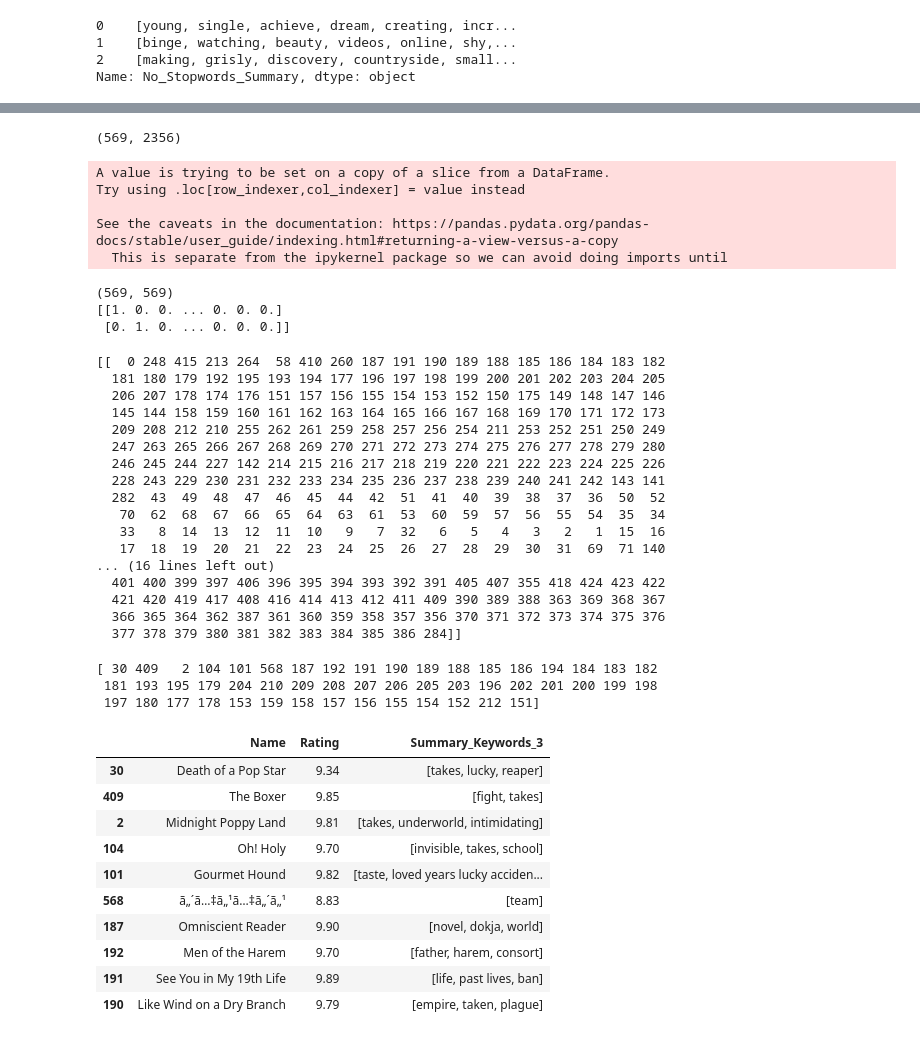
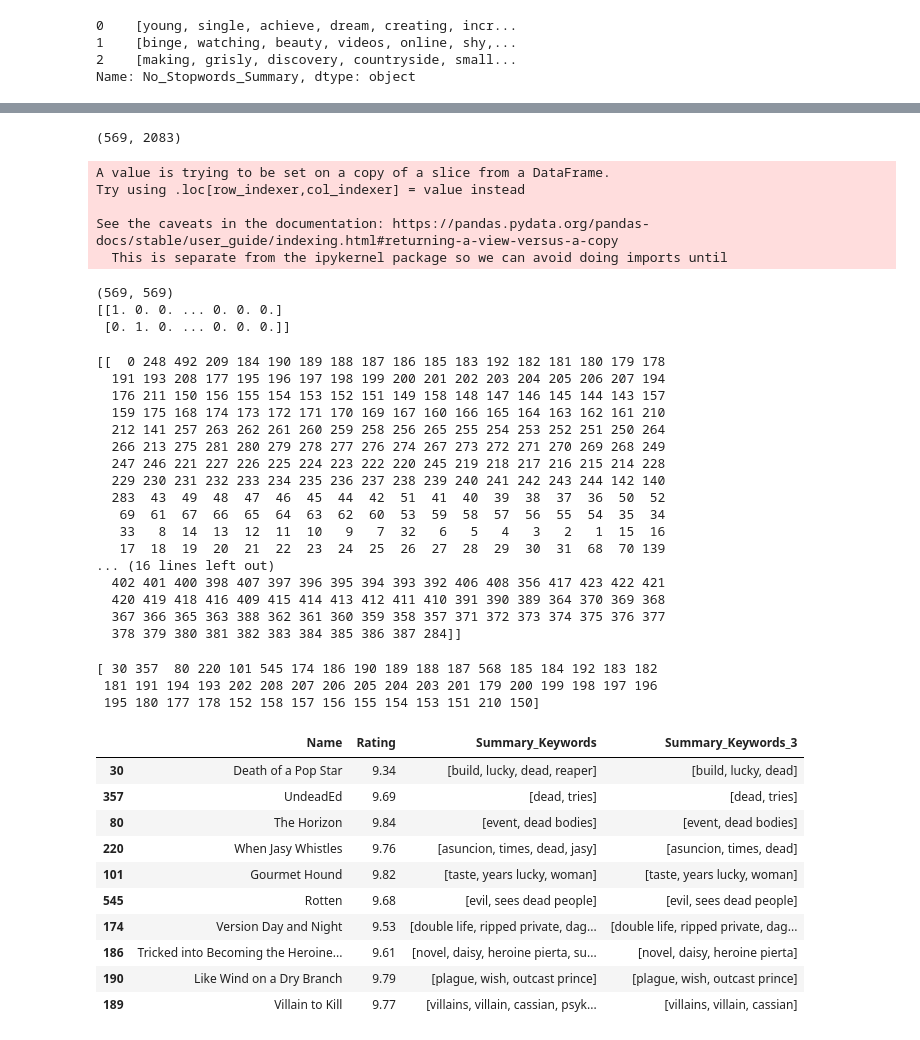
Before and after one commit to seungyeon38/Webtoon_recommendation_system, a Jupyter notebook: 코싸인유사도적용.ipynb, the cells around one changed output, grey strips where cells are left out. Saved outputs shown, nothing was run; the diff lists cells and outputs as text; code cells hidden in the pictures.

Commit message:
No verb

```diff
--- a/코싸인유사도적용.ipynb
+++ b/코싸인유사도적용.ipynb
@@ -135,3 +135,15 @@ comic['No_Stopwords_Summary'].head(3)
 1    [binge, watching, beauty, videos, online, shy,...
 2    [making, grisly, discovery, countryside, small...
 Name: No_Stopwords_Summary, dtype: object
+# %%
+def extract_part_of_speech(text):
+  part_of_speech_text = pos_tag(text)
+  result = []
+  for word in part_of_speech_text:
+    if word[1] != "VB" and word[1] != "VBD" and word[1] != "VBG" and word[1] != "VBN" and word[1] != "VBP" and word[1] != "VBZ":
+        result.append(word[0])
+  return result;
+
+comic['No_Verb_Summary'] = comic['No_Stopwords_Summary'].apply(lambda x:extract_part_of_speech(x))
+
+comic['No_Verb_Summary'].head(3)
@@ -150,7 +167,7 @@ def wordlist_to_string(words_list) :
 
 
 #comic['Summary_final'] = comic['Stemmed_Summary'].apply(lambda x:wordlist_to_string(x))
-comic['Summary_final'] = comic['No_Stopwords_Summary'].apply(lambda x:wordlist_to_string(x))
+comic['Summary_final'] = comic['No_Verb_Summary'].apply(lambda x:wordlist_to_string(x))
 
 comic['Summary_final'].head(3)
 # %% [output]
@@ -183,7 +200,7 @@ comic.head(3)
 | 1 | 1 | True Beauty | Yaongyi | 39.9M | Romance | 9.60 | 6.4M | After binge-watching beauty video... | UP EVERY WEDNESDAY | https://www.webtoons.com/en/roman... | ... |
 | 2 | 2 | Midnight Poppy Land | Lilydusk | 10.4M | Romance | 9.81 | 2.1M | After making a grisly discovery i... | UP EVERY SATURDAY | https://www.webtoons.com/en/roman... | ... |
 # %%
-comic_df = comic[['id','Name', 'Writer', 'Genre', 'Rating',
+comic_df = comic[['id','Name', 'Writer', 'Genre', 'Rating', 'Summary_Keywords',
                  'Summary_Keywords_3']]
 comic_df.head(1)
 # %% [output]
@@ -197,7 +214,7 @@ count_vect = CountVectorizer(min_df=0, ngram_range=(1,2))
 Summary_mat = count_vect.fit_transform(comic_df['Summary_literal'])
 print(Summary_mat.shape)
 # %% [output]
-(569, 2356)
+(569, 2083)
 A value is trying to be set on a copy of a slice from a DataFrame.
 Try using .loc[row_indexer,col_indexer] = value instead
 
@@ -219,23 +236,23 @@ print(Summary_sim[:2])
 Summary_sim_sorted_ind = Summary_sim.argsort()[:, ::-1]
 print(Summary_sim_sorted_ind[:1])
 # %% [output]
-[[  0 248 415 213 264  58 410 260 187 191 190 189 188 185 186 184 183 182
-  181 180 179 192 195 193 194 177 196 197 198 199 200 201 202 203 204 205
-  206 207 178 174 176 151 157 156 155 154 153 152 150 175 149 148 147 146
-  145 144 158 159 160 161 162 163 164 165 166 167 168 169 170 171 172 173
-  209 208 212 210 255 262 261 259 258 257 256 254 211 253 252 251 250 249
-  247 263 265 266 267 268 269 270 271 272 273 274 275 276 277 278 279 280
-  246 245 244 227 142 214 215 216 217 218 219 220 221 222 223 224 225 226
-  228 243 229 230 231 232 233 234 235 236 237 238 239 240 241 242 143 141
-  282  43  49  48  47  46  45  44  42  51  41  40  39  38  37  36  50  52
-   70  62  68  67  66  65  64  63  61  53  60  59  57  56  55  54  35  34
+[[  0 248 492 209 184 190 189 188 187 186 185 183 192 182 181 180 179 178
+  191 193 208 177 195 196 197 198 199 200 201 202 203 204 205 206 207 194
+  176 211 150 156 155 154 153 152 151 149 158 148 147 146 145 144 143 157
+  159 175 168 174 173 172 171 170 169 167 160 166 165 164 163 162 161 210
+  212 141 257 263 262 261 260 259 258 256 265 255 254 253 252 251 250 264
+  266 213 275 281 280 279 278 277 276 274 267 273 272 271 270 269 268 249
+  247 246 221 227 226 225 224 223 222 220 245 219 218 217 216 215 214 228
+  229 230 231 232 233 234 235 236 237 238 239 240 241 242 243 244 142 140
+  283  43  49  48  47  46  45  44  42  51  41  40  39  38  37  36  50  52
+   69  61  67  66  65  64  63  62  60  53  59  58  57  56  55  54  35  34
    33   8  14  13  12  11  10   9   7  32   6   5   4   3   2   1  15  16
-   17  18  19  20  21  22  23  24  25  26  27  28  29  30  31  69  71 140
+   17  18  19  20  21  22  23  24  25  26  27  28  29  30  31  68  70 139
 ... (16 lines left out)
-  401 400 399 397 406 396 395 394 393 392 391 405 407 355 418 424 423 422
-  421 420 419 417 408 416 414 413 412 411 409 390 389 388 363 369 368 367
-  366 365 364 362 387 361 360 359 358 357 356 370 371 372 373 374 375 376
-  377 378 379 380 381 382 383 384 385 386 284]]
+  402 401 400 398 407 397 396 395 394 393 392 406 408 356 417 423 422 421
+  420 419 418 416 409 415 414 413 412 411 410 391 390 389 364 370 369 368
+  367 366 365 363 388 362 361 360 359 358 357 371 372 373 374 375 376 377
+  378 379 380 381 382 383 384 385 386 387 284]]
 # %%
 def find_sim_comic(df, sorted_ind, c_name, top_n=10):
     comic_name = df[df['Name'] == c_name]
@@ -248,19 +265,19 @@ def find_sim_comic(df, sorted_ind, c_name, top_n=10):
 # %%
 # 'Death of a Pop Star'와 비슷한 키워드 가진 웹툰 10개 추천
 similar_comic = find_sim_comic(comic_df, Summary_sim_sorted_ind, 'Death of a Pop Star',10)
-similar_comic[['Name', 'Rating' , 'Summary_Keywords_3']]
+similar_comic[['Name', 'Rating' , 'Summary_Keywords', 'Summary_Keywords_3']]
 # %% [output]
-[ 30 409   2 104 101 568 187 192 191 190 189 188 185 186 194 184 183 182
- 181 193 195 179 204 210 209 208 207 206 205 203 196 202 201 200 199 198
- 197 180 177 178 153 159 158 157 156 155 154 152 212 151]
+[ 30 357  80 220 101 545 174 186 190 189 188 187 568 185 184 192 183 182
+ 181 191 194 193 202 208 207 206 205 204 203 201 179 200 199 198 197 196
+ 195 180 177 178 152 158 157 156 155 154 153 151 210 150]
-|  | Name | Rating | Summary_Keywords_3 |
-| 30 | Death of a Pop Star | 9.34 | [takes, lucky, reaper] |
-| 409 | The Boxer | 9.85 | [fight, takes] |
-| 2 | Midnight Poppy Land | 9.81 | [takes, underworld, intimidating] |
-| 104 | Oh! Holy | 9.70 | [invisible, takes, school] |
-| 101 | Gourmet Hound | 9.82 | [taste, loved years lucky acciden... |
-| 568 | ã„´ã…‡ã„¹ã…‡ã„´ã„¹ | 8.83 | [team] |
-| 187 | Omniscient Reader | 9.90 | [novel, dokja, world] |
-| 192 | Men of the Harem | 9.70 | [father, harem, consort] |
-| 191 | See You in My 19th Life | 9.89 | [life, past lives, ban] |
-| 190 | Like Wind on a Dry Branch | 9.79 | [empire, taken, plague] |
+|  | Name | Rating | Summary_Keywords | Summary_Keywords_3 |
+| 30 | Death of a Pop Star | 9.34 | [build, lucky, dead, reaper] | [build, lucky, dead] |
+| 357 | UndeadEd | 9.69 | [dead, tries] | [dead, tries] |
+| 80 | The Horizon | 9.84 | [event, dead bodies] | [event, dead bodies] |
+| 220 | When Jasy Whistles | 9.76 | [asuncion, times, dead, jasy] | [asuncion, times, dead] |
+| 101 | Gourmet Hound | 9.82 | [taste, years lucky, woman] | [taste, years lucky, woman] |
+| 545 | Rotten | 9.68 | [evil, sees dead people] | [evil, sees dead people] |
+| 174 | Version Day and Night | 9.53 | [double life, ripped private, dag... | [double life, ripped private, dag... |
+| 186 | Tricked into Becoming the Heroine... | 9.61 | [novel, daisy, heroine pierta, su... | [novel, daisy, heroine pierta] |
+| 190 | Like Wind on a Dry Branch | 9.79 | [plague, wish, outcast prince] | [plague, wish, outcast prince] |
+| 189 | Villain to Kill | 9.77 | [villains, villain, cassian, psyk... | [villains, villain, cassian] |
```
Also changed, not shown: parts of 4 cells of this notebook.
